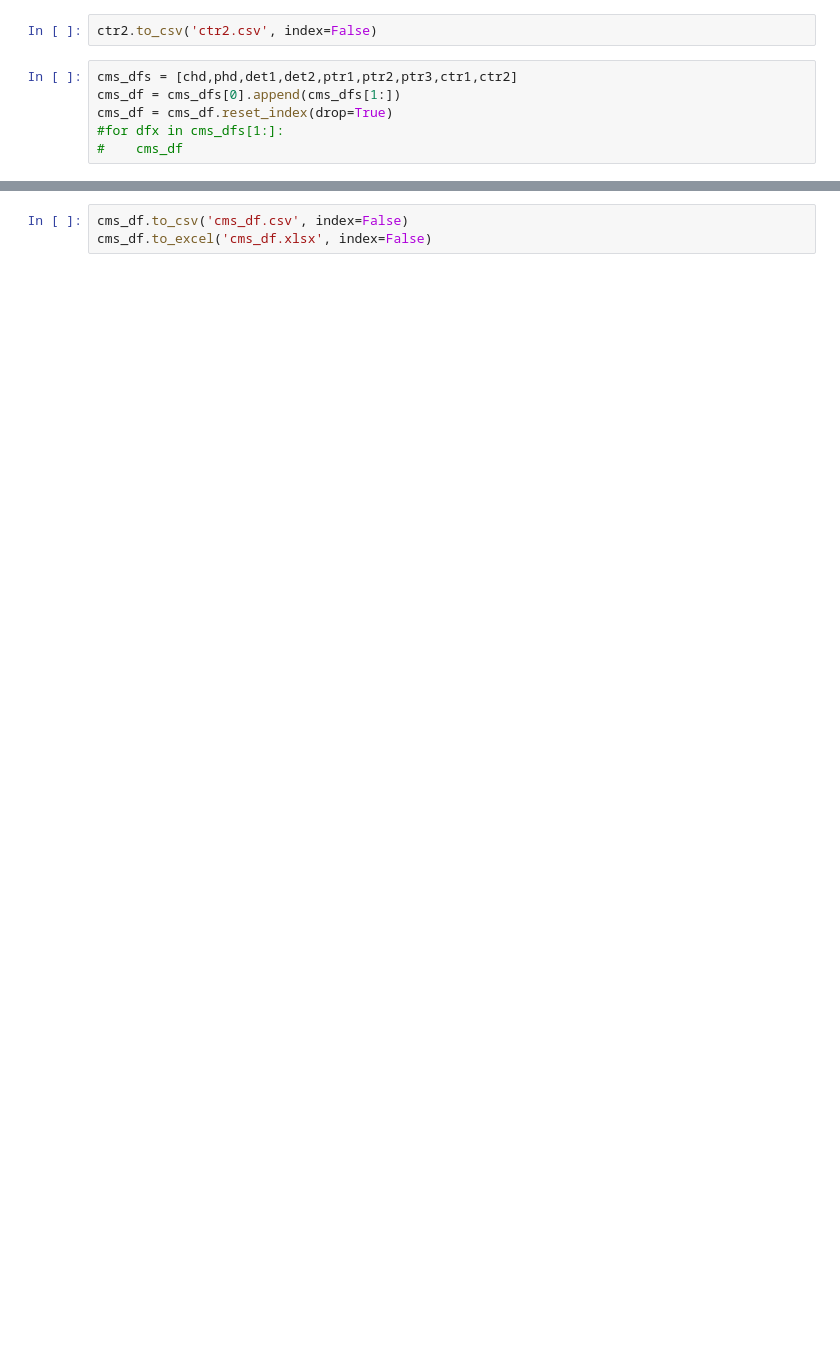
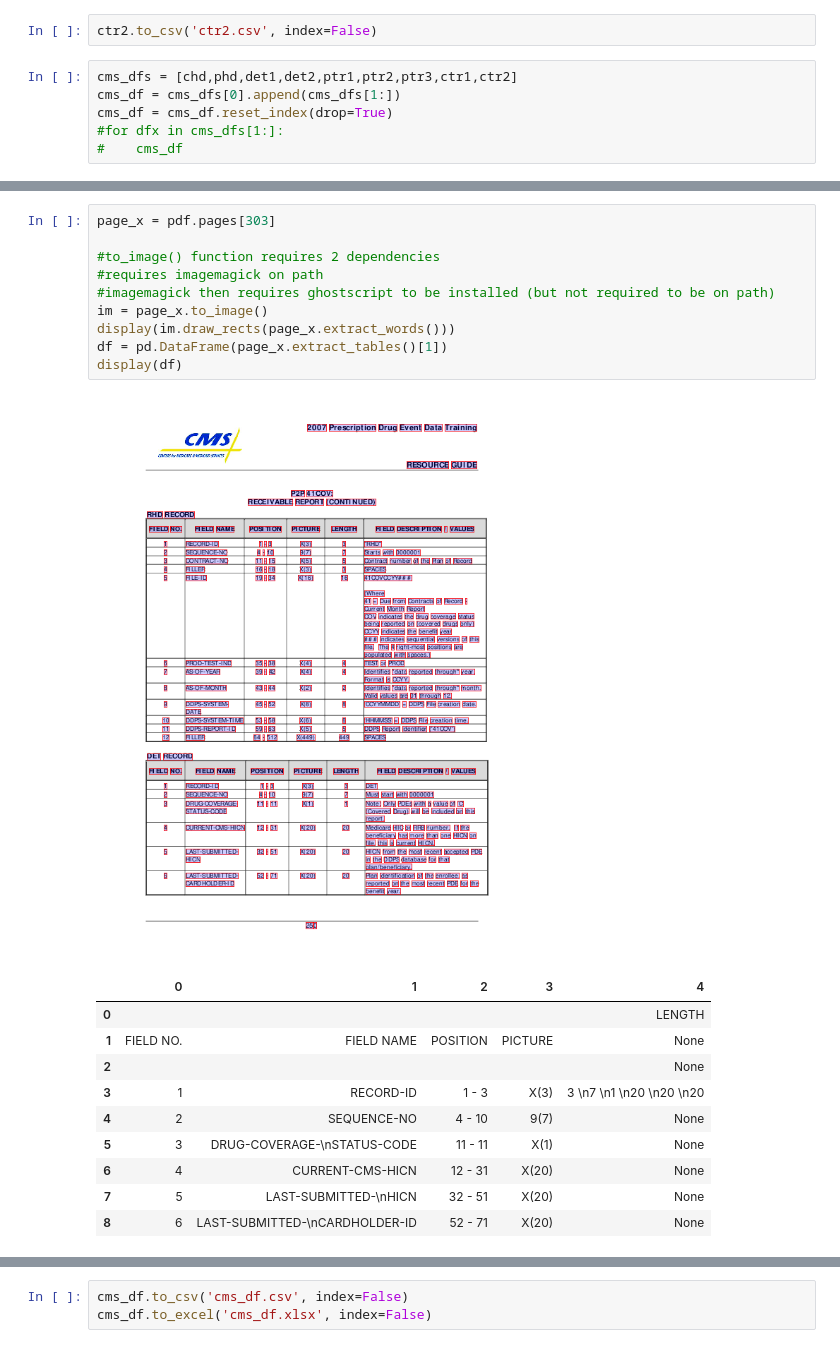
Before and after one commit to zRosenbaum/cmspdfparse, a Jupyter notebook: pdfparser.ipynb, the cells around one changed output, grey strips where cells are left out. Cells and saved outputs as stored; diff of their text form; blank space fills up the shorter version.

```diff
--- a/pdfparser.ipynb
+++ b/pdfparser.ipynb
@@ -545,0 +761,22 @@ cms_df[:50]
+# %%
+page_x = pdf.pages[303]
+
+#to_image() function requires 2 dependencies
+#requires imagemagick on path
+#imagemagick then requires ghostscript to be installed (but not required to be on path)
+im = page_x.to_image()
+display(im.draw_rects(page_x.extract_words()))
+df = pd.DataFrame(page_x.extract_tables()[1])
+display(df)
+# %% [output]
+[figure, added]
+|  | 0 | 1 | 2 | 3 | 4 |
+| 0 |  |  |  |  | LENGTH |
+| 1 | FIELD NO. | FIELD NAME | POSITION | PICTURE | None |
+| 2 |  |  |  |  | None |
+| 3 | 1 | RECORD-ID | 1 - 3 | X(3) | 3 \n7 \n1 \n20 \n20 \n20 |
+| 4 | 2 | SEQUENCE-NO | 4 - 10 | 9(7) | None |
+| 5 | 3 | DRUG-COVERAGE-\nSTATUS-CODE | 11 - 11 | X(1) | None |
+| 6 | 4 | CURRENT-CMS-HICN | 12 - 31 | X(20) | None |
+| 7 | 5 | LAST-SUBMITTED-\nHICN | 32 - 51 | X(20) | None |
+| 8 | 6 | LAST-SUBMITTED-\nCARDHOLDER-ID | 52 - 71 | X(20) | None |
```
Also changed, not shown: parts of 61 cells of this notebook, 4 other files.
